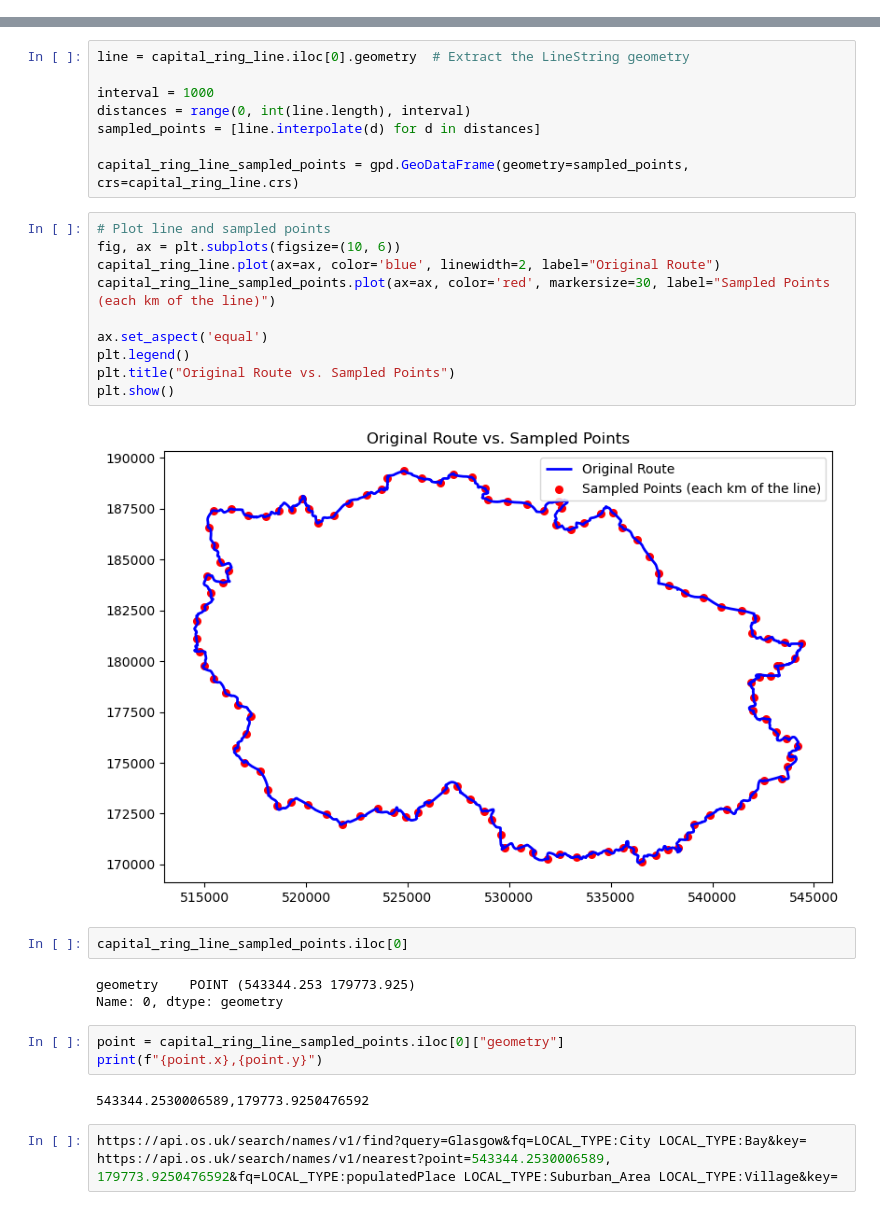
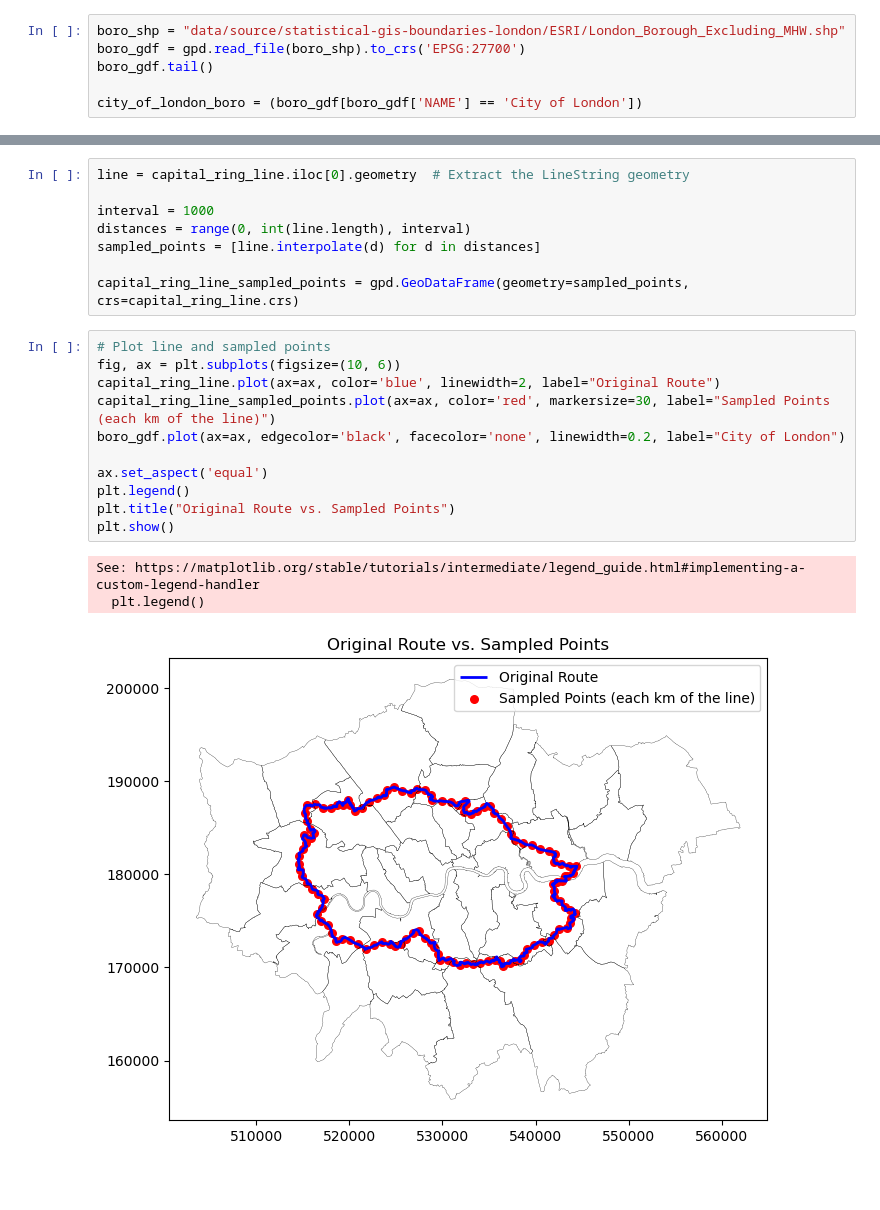
Before and after one commit to a-saveleva/casa0003_ind_work, a Jupyter notebook: indwork_data_load.ipynb, the cells around one changed output, grey strips where cells are left out. Drawn from its saved outputs; the diff is of its cells as text; blank space fills up the shorter version.

```diff
--- a/indwork_data_load.ipynb
+++ b/indwork_data_load.ipynb
@@ -13,6 +18,12 @@ The buffer is 1000m, and allows to capture the POI in the areas along the route
 # %%
 #capital_ring_buffer = gpd.read_file('data/capital_ring_buffer.geojson')
 #capital_ring_buffer.plot()
+# %%
+boro_shp = "data/source/statistical-gis-boundaries-london/ESRI/London_Borough_Excluding_MHW.shp"
+boro_gdf = gpd.read_file(boro_shp).to_crs('EPSG:27700')
+boro_gdf.tail()
+
+city_of_london_boro = (boro_gdf[boro_gdf['NAME'] == 'City of London'])
 # %%
 capital_ring_line = gpd.read_file('data/CR_reproject_smooth.geojson')
 capital_ring_line.plot()
@@ -30,26 +41,15 @@ capital_ring_line_sampled_points = gpd.GeoDataFrame(geometry=sampled_points, crs
 # %%
 # Plot line and sampled points
 fig, ax = plt.subplots(figsize=(10, 6))
 capital_ring_line.plot(ax=ax, color='blue', linewidth=2, label="Original Route")
 capital_ring_line_sampled_points.plot(ax=ax, color='red', markersize=30, label="Sampled Points (each km of the line)")
+boro_gdf.plot(ax=ax, edgecolor='black', facecolor='none', linewidth=0.2, label="City of London")
 
 ax.set_aspect('equal')
 plt.legend()
 plt.title("Original Route vs. Sampled Points")
 plt.show()
 # %% [output]
+See: https://matplotlib.org/stable/tutorials/intermediate/legend_guide.html#implementing-a-custom-legend-handler
+  plt.legend()
-[figure, old version]
+[figure, new version]
-# %%
-capital_ring_line_sampled_points.iloc[0]
-# %% [output]
-geometry    POINT (543344.253 179773.925)
-Name: 0, dtype: geometry
-# %%
-point = capital_ring_line_sampled_points.iloc[0]["geometry"]
-print(f"{point.x},{point.y}")
-# %% [output]
-543344.2530006589,179773.9250476592
-# %%
-https://api.os.uk/search/names/v1/find?query=Glasgow&fq=LOCAL_TYPE:City LOCAL_TYPE:Bay&key=
-https://api.os.uk/search/names/v1/nearest?point=543344.2530006589,
-179773.9250476592&fq=LOCAL_TYPE:populatedPlace LOCAL_TYPE:Suburban_Area LOCAL_TYPE:Village&key=
```
Also changed, not shown: parts of 18 cells of this notebook, 13 other files.
